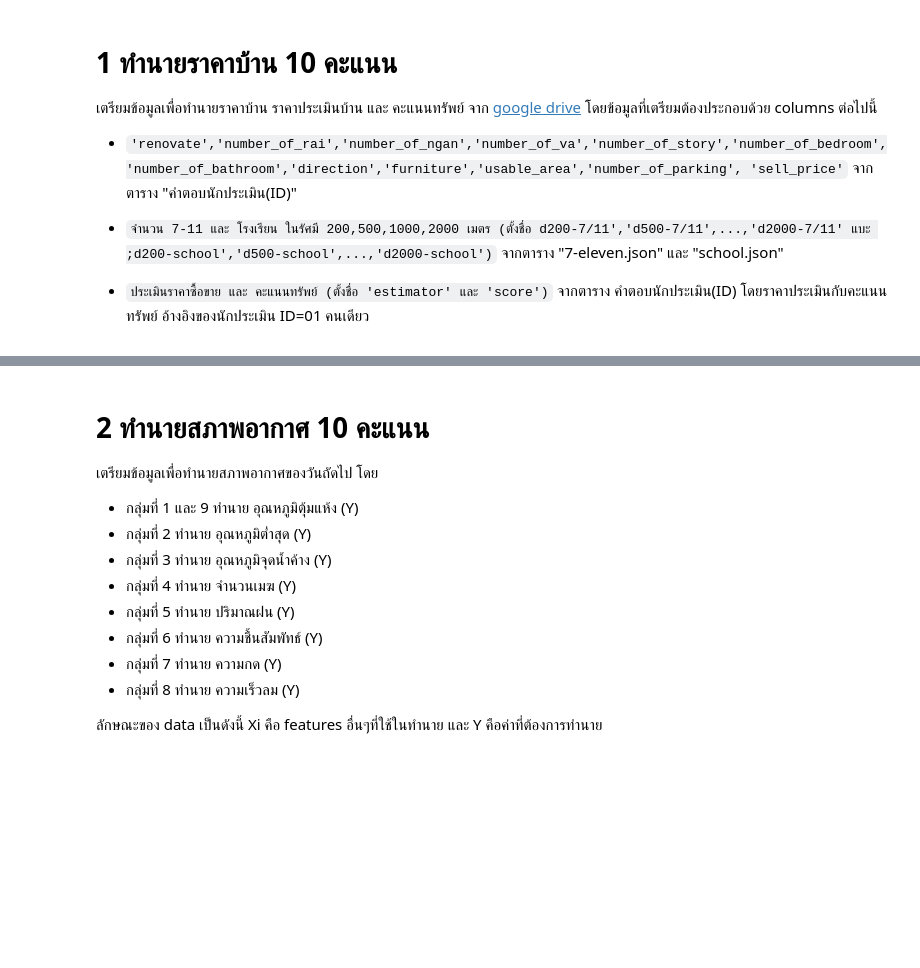
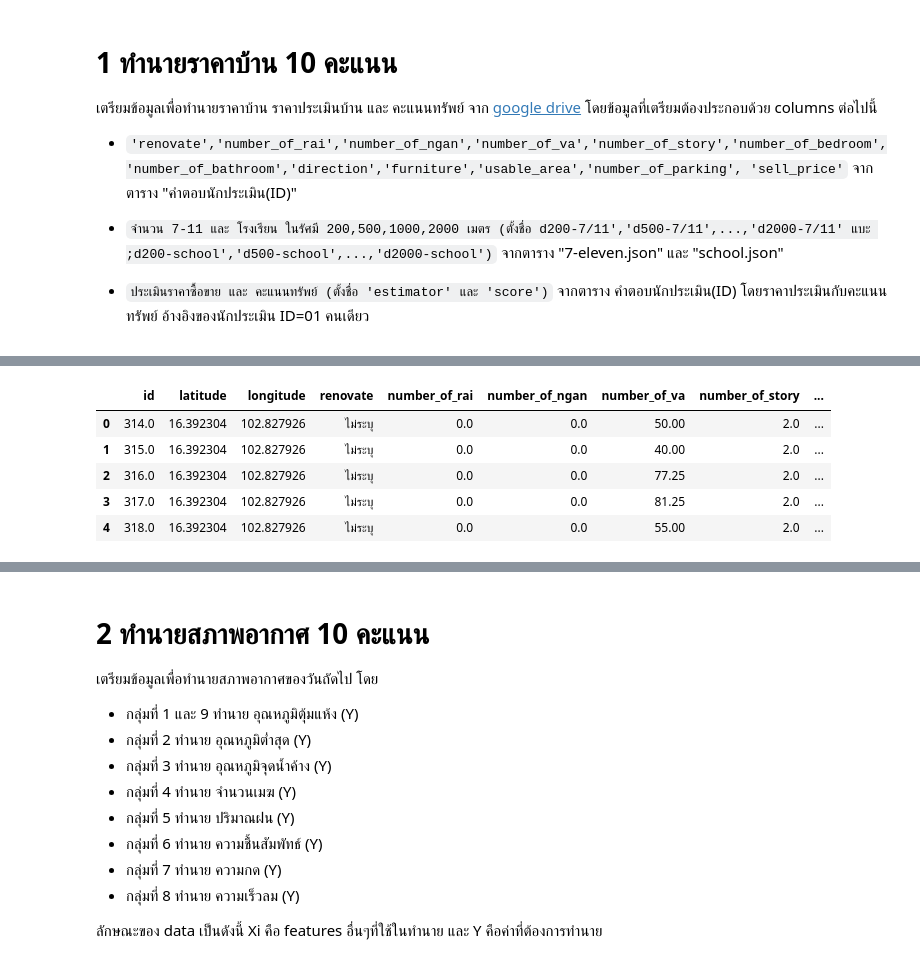
Before and after one commit to supatsara2002/bsc_dpdm22, a Jupyter notebook: midterm_dpdm22.ipynb, the cells around one changed output, grey strips where cells are left out. Drawn from its saved outputs; the diff is of its cells as text; code cells hidden in the pictures; blank space fills up the shorter version.

```diff
--- a/midterm_dpdm22.ipynb
+++ b/midterm_dpdm22.ipynb
@@ -411,0 +147,27 @@ seven_1[0]['lat']
+# %%
+home['direction'] = home['direction'].apply(np.str0)
+home['furniture'] = home['furniture'].apply(np.str0)
+# %%
+# แทนที่ 0.0 ด้วยไม่ระบุ เนื่องจากจะเปลี่ยนให้บ้านมือ1 เหมือนบ้านมือ2
+home['direction'] = home['direction'].replace("0.0","ไม่ระบุ")
+home['furniture'] = home['furniture'].replace("0.0","ไม่ระบุ")
+# %%
+# fillna
+home['renovate'] = home['renovate'].fillna('ไม่ระบุ') # fillna ด้วยไม่ระบุ
+home['direction'] = home['direction'].fillna('ไม่ระบุ') # fillna ด้วยไม่ระบุสำหรับค่าว่าง
+home['furniture'] = home['furniture'].fillna('ไม่ระบุ') # fillna ด้วยไม่ระบุสำหรับค่าว่าง
+home[['number_of_rai', 'number_of_ngan','number_of_va','number_of_story','number_of_bedroom','number_of_bathroom','furniture','usable_area','number_of_parking']]  = home[['number_of_rai', 'number_of_ngan','number_of_va','number_of_story','number_of_bedroom','number_of_bathroom','furniture','usable_area','number_of_parking']].fillna(0) # fillna ด้วย 0 ในคอลัมน์ที่ไม่ม่ เช่น ที่จอดรถ
+# %%
+# dropna sell_price,latitude,longitude เนื่องจากหากเลือกแทนด้วยค่าเฉลี่ยหรือแทนด้วยตัวเลขจะทำให้ความหมายเปลี่ยน
+home.dropna(subset=['sell_price'],inplace=True)
+home.dropna(subset=['latitude'],inplace=True)
+home.dropna(subset=['longitude'],inplace=True)
+# %%
+home.head()
+# %% [output]
+|  | id | latitude | longitude | renovate | number_of_rai | number_of_ngan | number_of_va | number_of_story | ... |
+| 0 | 314.0 | 16.392304 | 102.827926 | ไม่ระบุ | 0.0 | 0.0 | 50.00 | 2.0 | ... |
+| 1 | 315.0 | 16.392304 | 102.827926 | ไม่ระบุ | 0.0 | 0.0 | 40.00 | 2.0 | ... |
+| 2 | 316.0 | 16.392304 | 102.827926 | ไม่ระบุ | 0.0 | 0.0 | 77.25 | 2.0 | ... |
+| 3 | 317.0 | 16.392304 | 102.827926 | ไม่ระบุ | 0.0 | 0.0 | 81.25 | 2.0 | ... |
+| 4 | 318.0 | 16.392304 | 102.827926 | ไม่ระบุ | 0.0 | 0.0 | 55.00 | 2.0 | ... |
```
Also changed, not shown: parts of 148 cells of this notebook.
